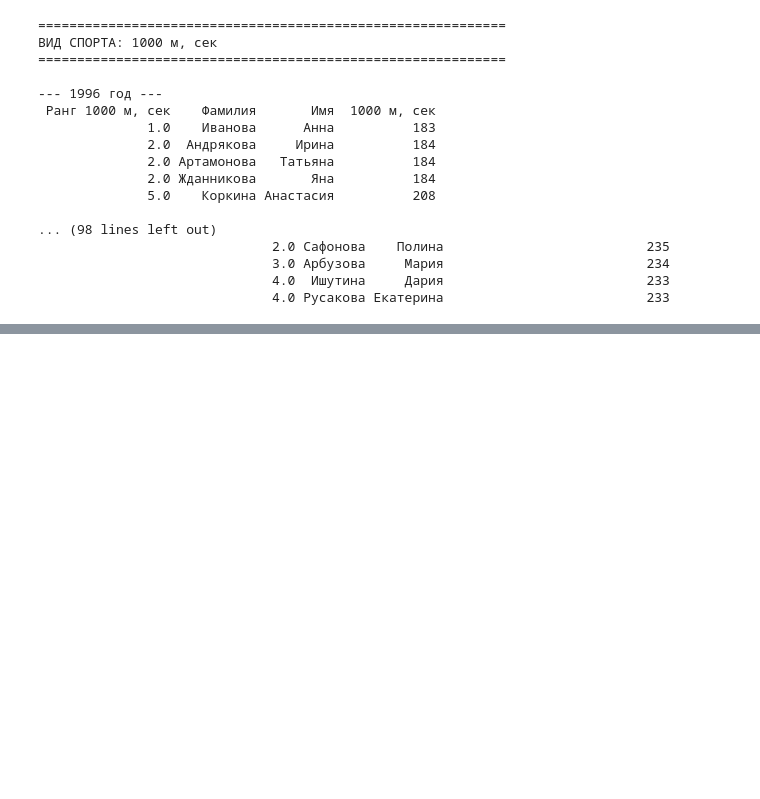
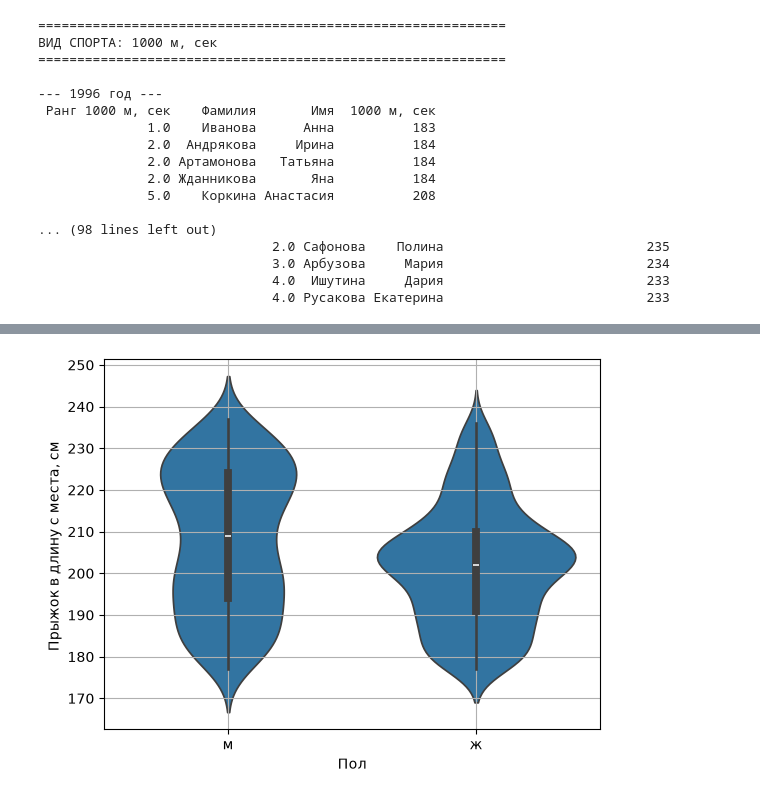
Before and after one commit to RuslanVdovinn/asu, a Jupyter notebook: python/lec7/exercise/ex7.ipynb, the cells around one changed output, grey strips where cells are left out. Saved outputs shown, nothing was run; the diff lists cells and outputs as text; code cells hidden in the pictures; blank space fills up the shorter version.

```diff
--- a/python/lec7/exercise/ex7.ipynb
+++ b/python/lec7/exercise/ex7.ipynb
@@ -164,0 +223,6 @@ for sport, ascending in sports.items():
+# %%
+sns.violinplot(x="Пол", y="Прыжок в длину с места, см ", data=df)
+plt.grid(True)
+plt.show()
+# %% [output]
+[figure, added]
```
Also changed, not shown: parts of 10 cells of this notebook.
